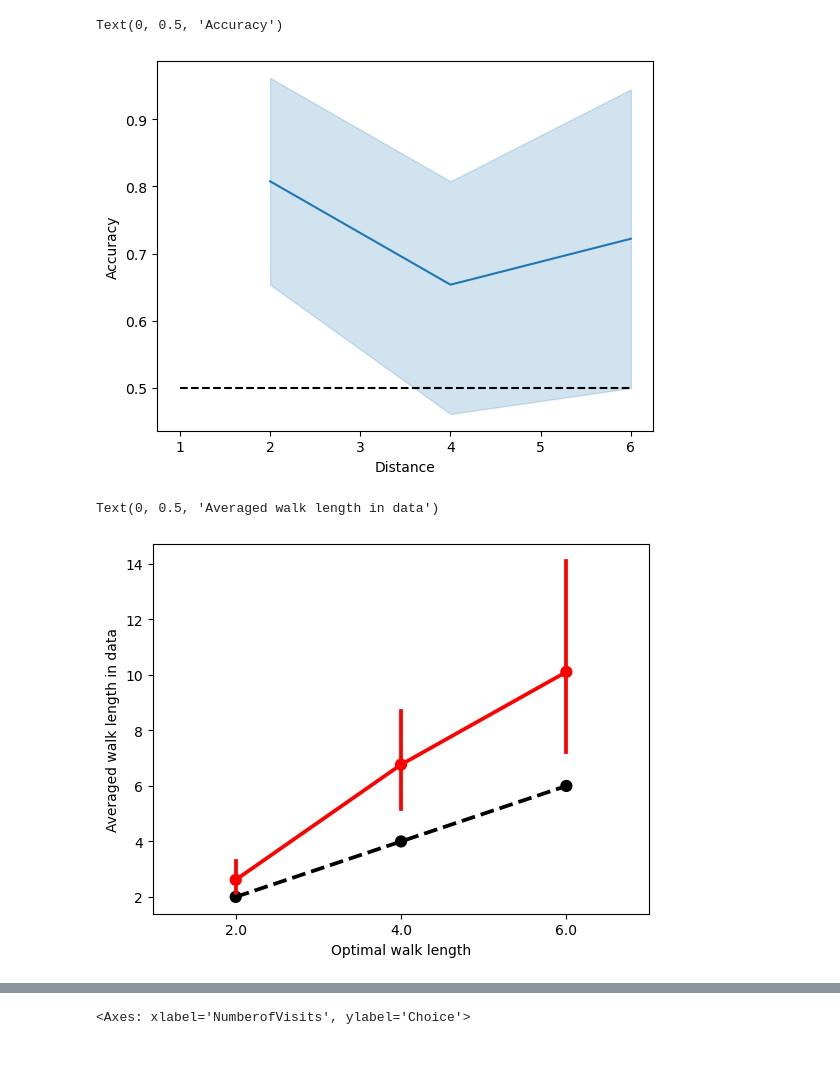
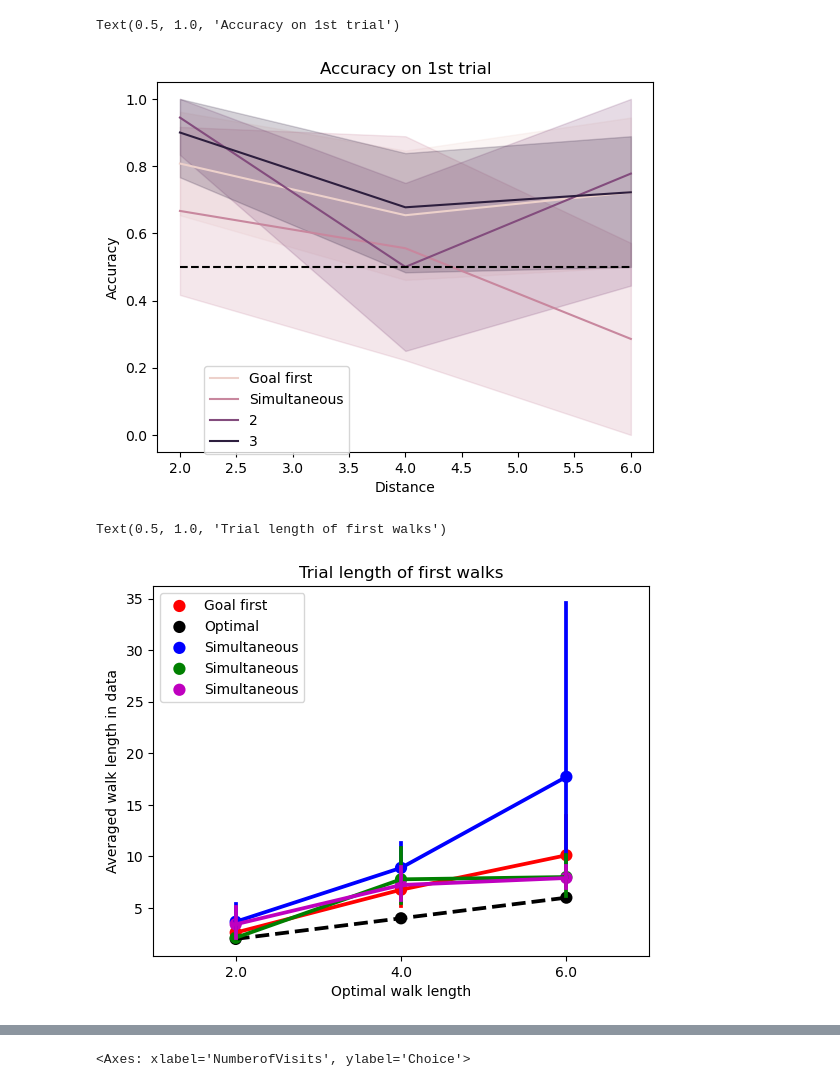
Before and after one commit to lianghexin/MazeTaskAnalysis, a Jupyter notebook: behavior_Dylan.ipynb, the cells around one changed output, grey strips where cells are left out. Drawn from its saved outputs; the diff is of its cells as text; code cells hidden in the pictures; blank space fills up the shorter version.

```diff
--- a/behavior_Dylan.ipynb
+++ b/behavior_Dylan.ipynb
@@ -30,4 +30,4 @@ for ii,f in enumerate(listdir(mypath)):
           value = ii)
     beh = pd.concat([beh,beh_temp])
 
-beh=beh[beh.GoalBlockNum>0]
+beh=beh[(beh.GoalBlockNum>0) & (beh.Choice!=-1)]
@@ -94,11 +79,19 @@ first_trials = first_episodes[first_episodes.CompletedNum==1]
+# %%
+first_trials = first_episodes[first_episodes.TrialNum==1]
 # %%
 plt.close('all')
-sns.lineplot(data=first_trials,x='Distance',y='Choice')
-plt.plot([1,6],[0.5,0.5],'k--')
+g = sns.lineplot(data=first_trials,x='Distance',y='Choice',hue='SessionNum')
+g.legend_.set_title('')
+g.legend_.set_bbox_to_anchor((0.4, 0.25))
+new_labels = ['Goal first', 'Simultaneous']
+for t, l in zip(g.legend_.texts, new_labels):
+    t.set_text(l)
+plt.plot([2,6],[0.5,0.5],'k--')
 plt.ylabel('Accuracy')
+plt.title('Accuracy on 1st trial')
 # %% [output]
-Text(0, 0.5, 'Accuracy')
+Text(0.5, 1.0, 'Accuracy on 1st trial')
-[figure, old version]
+[figure, new version]
 # %%
 def calculate_length(df):
 
@@ -108,12 +101,25 @@ def calculate_length(df):
 
     return episode_length_df
 # %%
-episode_length_df = calculate_length(first_episodes)
 plt.close('all')
-sns.pointplot(data=episode_length_df,x='optimal',y='actual',color='r')
-sns.pointplot(data=episode_length_df,x='optimal',y='optimal',color='k',linestyles='--')
+
+episode_length_df = calculate_length(first_episodes[first_episodes.SessionNum==0])
+sns.pointplot(data=episode_length_df,x='optimal',y='actual',color='r',label='Goal first')
+sns.pointplot(data=episode_length_df,x='optimal',y='optimal',color='k',linestyles='--',label='Optimal')
+
+episode_length_df = calculate_length(first_episodes[first_episodes.SessionNum==1])
+sns.pointplot(data=episode_length_df,x='optimal',y='actual',color='b',label='Simultaneous')
+
+episode_length_df = calculate_length(first_episodes[first_episodes.SessionNum==2])
+sns.pointplot(data=episode_length_df,x='optimal',y='actual',color='g',label='Simultaneous')
+
+episode_length_df = calculate_length(first_episodes[first_episodes.SessionNum==3])
+sns.pointplot(data=episode_length_df,x='optimal',y='actual',color='m',label='Simultaneous')
+
 plt.xlabel('Optimal walk length')
 plt.ylabel('Averaged walk length in data')
+plt.legend()
+plt.title('Trial length of first walks')
 # %% [output]
-Text(0, 0.5, 'Averaged walk length in data')
+Text(0.5, 1.0, 'Trial length of first walks')
-[figure, old version]
+[figure, new version]
```
Also changed, not shown: parts of 18 cells of this notebook.
